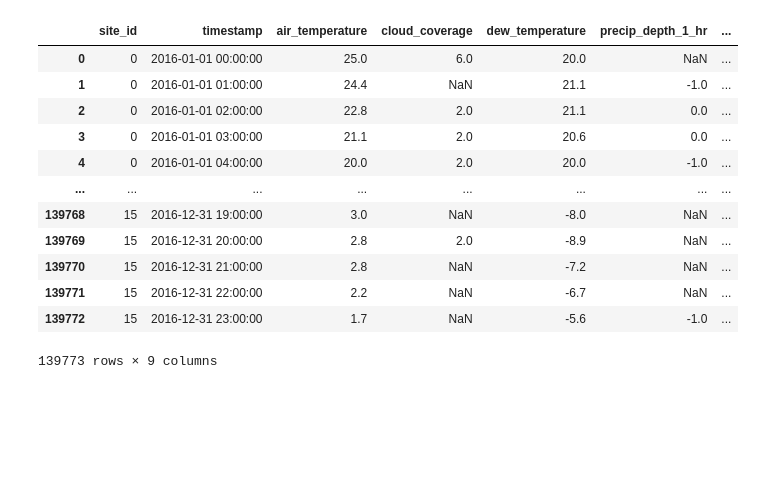
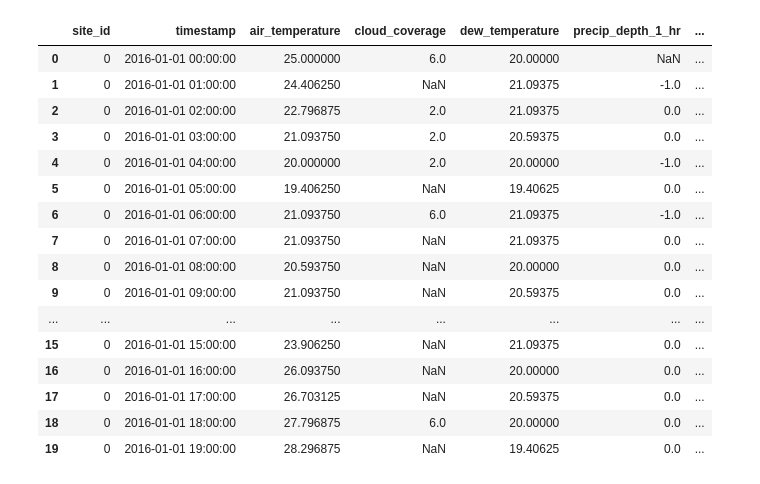
Before and after one commit to mimcclure/Datamining_spring2022_project, a Jupyter notebook: Datamining_project_Energyconsumption_2022spring_JinsuHong.ipynb, the cells around one changed output. Saved outputs shown, nothing was run; the diff lists cells and outputs as text; code cells hidden in the pictures; blank space fills up the shorter version.

```diff
--- a/Datamining_project_Energyconsumption_2022spring_JinsuHong.ipynb
+++ b/Datamining_project_Energyconsumption_2022spring_JinsuHong.ipynb
@@ -28,0 +88,8 @@ df_train[df_train['building_id'] == 1000]
+# %%
+# To reduce memory
+df_train = memory_condenser(df_train)
+df_weather_train = memory_condenser(df_weather_train)
+df_meta = memory_condenser(df_meta)
+
+df_test = memory_condenser(df_test)
+df_weather_test = memory_condenser(df_weather_test)
@@ -45,16 +132,20 @@ df_meta
 # %%
-df_weather_train
+df_weather_train[0:20]
 # %% [output]
 |  | site_id | timestamp | air_temperature | cloud_coverage | dew_temperature | precip_depth_1_hr | ... |
-| 0 | 0 | 2016-01-01 00:00:00 | 25.0 | 6.0 | 20.0 | NaN | ... |
-| 1 | 0 | 2016-01-01 01:00:00 | 24.4 | NaN | 21.1 | -1.0 | ... |
-| 2 | 0 | 2016-01-01 02:00:00 | 22.8 | 2.0 | 21.1 | 0.0 | ... |
-| 3 | 0 | 2016-01-01 03:00:00 | 21.1 | 2.0 | 20.6 | 0.0 | ... |
-| 4 | 0 | 2016-01-01 04:00:00 | 20.0 | 2.0 | 20.0 | -1.0 | ... |
+| 0 | 0 | 2016-01-01 00:00:00 | 25.000000 | 6.0 | 20.00000 | NaN | ... |
+| 1 | 0 | 2016-01-01 01:00:00 | 24.406250 | NaN | 21.09375 | -1.0 | ... |
+| 2 | 0 | 2016-01-01 02:00:00 | 22.796875 | 2.0 | 21.09375 | 0.0 | ... |
+| 3 | 0 | 2016-01-01 03:00:00 | 21.093750 | 2.0 | 20.59375 | 0.0 | ... |
+| 4 | 0 | 2016-01-01 04:00:00 | 20.000000 | 2.0 | 20.00000 | -1.0 | ... |
+| 5 | 0 | 2016-01-01 05:00:00 | 19.406250 | NaN | 19.40625 | 0.0 | ... |
+| 6 | 0 | 2016-01-01 06:00:00 | 21.093750 | 6.0 | 21.09375 | -1.0 | ... |
+| 7 | 0 | 2016-01-01 07:00:00 | 21.093750 | NaN | 21.09375 | 0.0 | ... |
+| 8 | 0 | 2016-01-01 08:00:00 | 20.593750 | NaN | 20.00000 | 0.0 | ... |
+| 9 | 0 | 2016-01-01 09:00:00 | 21.093750 | NaN | 20.59375 | 0.0 | ... |
 | ... | ... | ... | ... | ... | ... | ... | ... |
-| 139768 | 15 | 2016-12-31 19:00:00 | 3.0 | NaN | -8.0 | NaN | ... |
-| 139769 | 15 | 2016-12-31 20:00:00 | 2.8 | 2.0 | -8.9 | NaN | ... |
-| 139770 | 15 | 2016-12-31 21:00:00 | 2.8 | NaN | -7.2 | NaN | ... |
-| 139771 | 15 | 2016-12-31 22:00:00 | 2.2 | NaN | -6.7 | NaN | ... |
-| 139772 | 15 | 2016-12-31 23:00:00 | 1.7 | NaN | -5.6 | -1.0 | ... |
+| 15 | 0 | 2016-01-01 15:00:00 | 23.906250 | NaN | 21.09375 | 0.0 | ... |
+| 16 | 0 | 2016-01-01 16:00:00 | 26.093750 | NaN | 20.00000 | 0.0 | ... |
+| 17 | 0 | 2016-01-01 17:00:00 | 26.703125 | NaN | 20.59375 | 0.0 | ... |
+| 18 | 0 | 2016-01-01 18:00:00 | 27.796875 | 6.0 | 20.00000 | 0.0 | ... |
+| 19 | 0 | 2016-01-01 19:00:00 | 28.296875 | NaN | 19.40625 | 0.0 | ... |
-139773 rows × 9 columns
```
Also changed, not shown: parts of 62 cells of this notebook.
